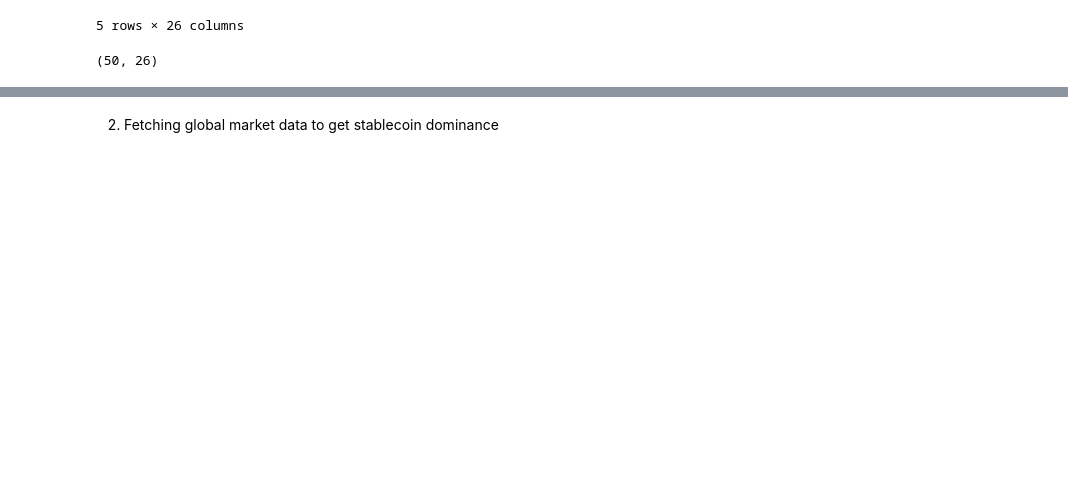
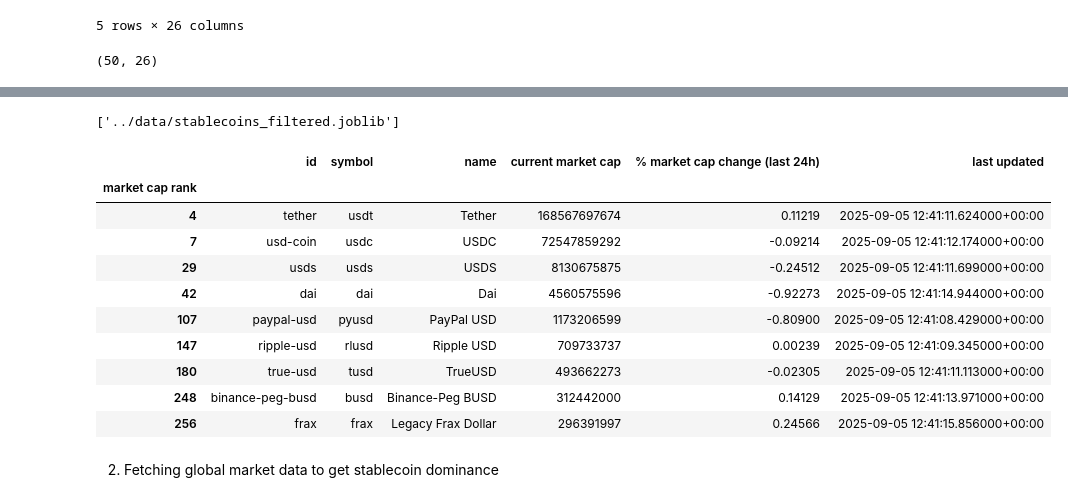
Before and after one commit to reachpaul/stablecoin-health-monitor, a Jupyter notebook: Notebook/01_data.ipynb, the cells around one changed output, grey strips where cells are left out. Saved outputs shown, nothing was run; the diff lists cells and outputs as text; code cells hidden in the pictures; blank space fills up the shorter version.

```diff
--- a/Notebook/01_data.ipynb
+++ b/Notebook/01_data.ipynb
@@ -55 +99,21 @@ joblib.dump(data, "../data/stablecoins_raw.joblib")
+# %%
+joblib.dump(clean_filtered_stables, "../data/stablecoins_filtered.joblib")
+# %% [output]
+['../data/stablecoins_filtered.joblib']
+# %%
+clean_filtered_stables = joblib.load("../data/stablecoins_filtered.joblib")
+
+clean_filtered_stables
+# %% [output]
+|  | id | symbol | name | current market cap | % market cap change (last 24h) | last updated |
+| market cap rank |  |  |  |  |  |  |
+| 4 | tether | usdt | Tether | 168567697674 | 0.11219 | 2025-09-05 12:41:11.624000+00:00 |
+| 7 | usd-coin | usdc | USDC | 72547859292 | -0.09214 | 2025-09-05 12:41:12.174000+00:00 |
+| 29 | usds | usds | USDS | 8130675875 | -0.24512 | 2025-09-05 12:41:11.699000+00:00 |
+| 42 | dai | dai | Dai | 4560575596 | -0.92273 | 2025-09-05 12:41:14.944000+00:00 |
+| 107 | paypal-usd | pyusd | PayPal USD | 1173206599 | -0.80900 | 2025-09-05 12:41:08.429000+00:00 |
+| 147 | ripple-usd | rlusd | Ripple USD | 709733737 | 0.00239 | 2025-09-05 12:41:09.345000+00:00 |
+| 180 | true-usd | tusd | TrueUSD | 493662273 | -0.02305 | 2025-09-05 12:41:11.113000+00:00 |
+| 248 | binance-peg-busd | busd | Binance-Peg BUSD | 312442000 | 0.14129 | 2025-09-05 12:41:13.971000+00:00 |
+| 256 | frax | frax | Legacy Frax Dollar | 296391997 | 0.24566 | 2025-09-05 12:41:15.856000+00:00 |
 # %% [markdown]
```
Also changed, not shown: parts of 19 cells of this notebook, 5 other files.
